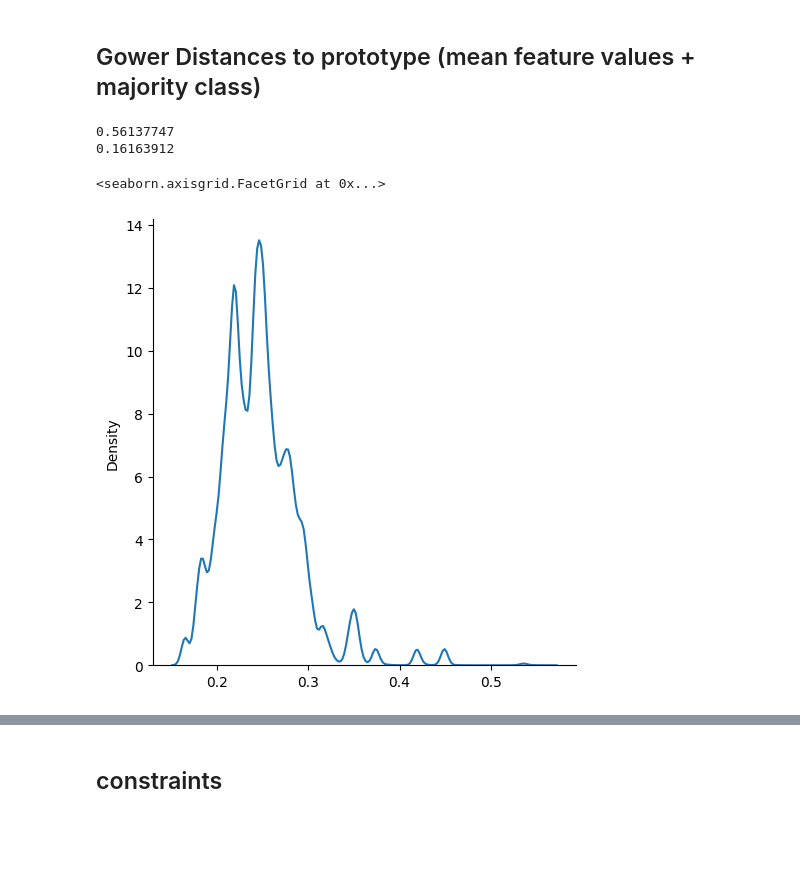
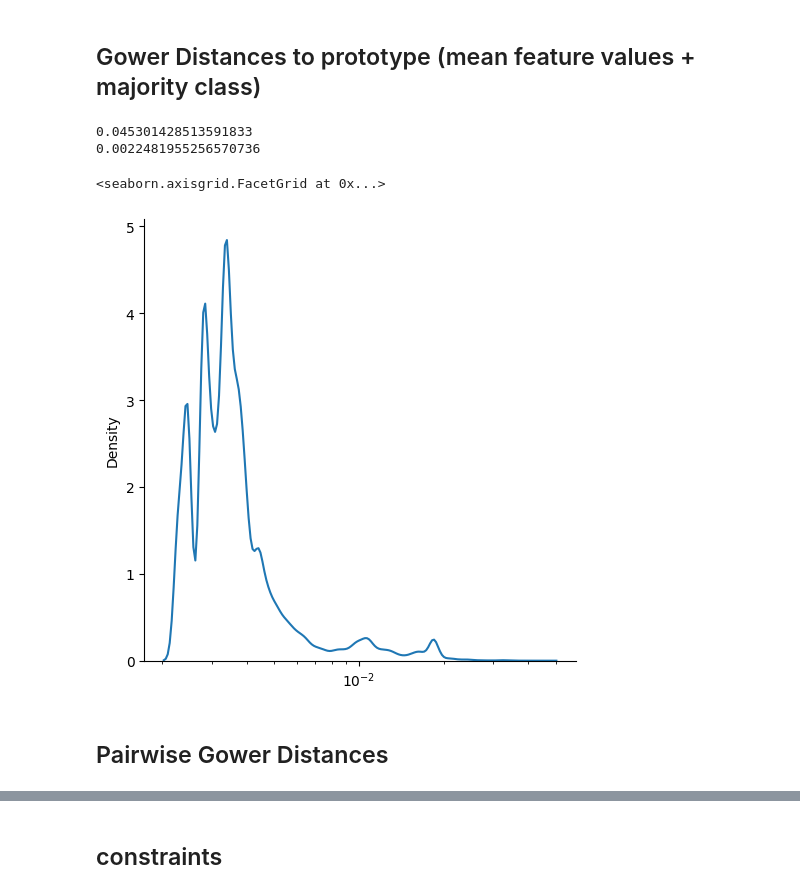
Before and after one commit to jmgiannikos/tabular_adv, a Jupyter notebook: src/tab_bench_test_notebook.ipynb, the cells around one changed output, grey strips where cells are left out. Drawn from its saved outputs; the diff is of its cells as text; code cells hidden in the pictures; blank space fills up the shorter version.

```diff
--- a/src/tab_bench_test_notebook.ipynb
+++ b/src/tab_bench_test_notebook.ipynb
@@ -78,24 +263,12 @@ def process_chunk(x, chunk_idx, prototype, last=False):
 # %%
-def gower_distance_to_prototype(dataset):
+def gower_distance_to_prototype(dataset, cuda_device=DEFAULT_CUDA_DEVICE, chunk_size=None):
     metadata = dataset.get_metadata(only_x=True)
     x, _ = dataset.get_x_y()
-    prototype = {}
-    for feature in x.columns:
-        feature_type = metadata.query("feature == @feature")["type"].to_list()[0]
-        if feature_type == "cat":
-            avg = cat_avg(x[feature])
-        else:
-            avg = x[feature].mean()
-        prototype[feature] = avg
+    prototype = get_prototype(x, metadata)
 
-    prototype = pd.DataFrame.from_dict([prototype])
-    #display(prototype)
-    #process the distances to the prototype chunk wise, because doing it in a single gower dist matrix is too large for storage
-    for chunk_idx in range(1,int(x.shape[0]/CHUNK_SIZE)+2):
-        if chunk_idx == 1:
-            distances_to_prototype = process_chunk(x, chunk_idx, prototype, chunk_idx == int(x.shape[0]/CHUNK_SIZE)+1)
-        else:
-            distances_to_prototype = np.concatenate((distances_to_prototype, process_chunk(x, chunk_idx, prototype, chunk_idx == int(x.shape[0]/100)+1)))
+    x_gower_dist = gower_dist(dataset, cuda_device=cuda_device)
+
+    distances_to_prototype = x_gower_dist.dist_func(prototype, chunk_limit=chunk_size).numpy().squeeze()
 
     assert distances_to_prototype.shape == (x.shape[0],)
     return distances_to_prototype
@@ -154,3 +435,22 @@ def print_constraint_list(constraint_list):
+# %%
+def save_load_operation(name, filetype, operation, *args, **kwargs):
+    if not os.path.exists("./results/"):
+        os.mkdir("./results")
+
+    if not os.path.exists(f"./results/{name}.{filetype}"):
+        if filetype == "npy":
+            result = operation(*args, **kwargs)
+            np.save(f"./results/{name}.{filetype}", result)
+        elif filetype == "csv":
+            result = operation(*args, **kwargs)
+            result.to_csv(f"./results/{name}.{filetype}")
+    else:
+        if filetype == "npy":
+            result = np.load(f"./results/{name}.{filetype}")
+        elif filetype == "csv":
+            result = pd.read_csv(f"./results/{name}.{filetype}")
+
+    return result
 # %%
 dataset_aliases= [
         "ctu_13_neris",
@@ -183,15 +483,17 @@ x type: <class 'pandas.core.frame.DataFrame'>
 # %% [markdown]
 ## Gower Distances to prototype (mean feature values + majority class)
 # %%
-distances_to_prototype_ctu = gower_distance_to_prototype(dataset_ctu)
+gower_distances_to_prototype_ctu = save_load_operation("gower_distances_to_prototype_ctu", "npy",gower_distance_to_prototype, dataset_ctu)
 # %%
-print(max(distances_to_prototype_ctu))
-print(min(distances_to_prototype_ctu))
+print(max(gower_distances_to_prototype_ctu))
+print(min(gower_distances_to_prototype_ctu))
 # %% [output]
-0.56137747
-0.16163912
+0.045301428513591833
+0.0022481955256570736
 # %%
-sns.displot(data=distances_to_prototype_ctu, kind="kde")
+sns.displot(data=gower_distances_to_prototype_ctu, kind="kde", log_scale=True)
 # %% [output]
 <seaborn.axisgrid.FacetGrid at 0x...>
-[figure, old version]
+[figure, new version]
+# %% [markdown]
+## Pairwise Gower Distances
```
Also changed, not shown: parts of 65 cells of this notebook.
